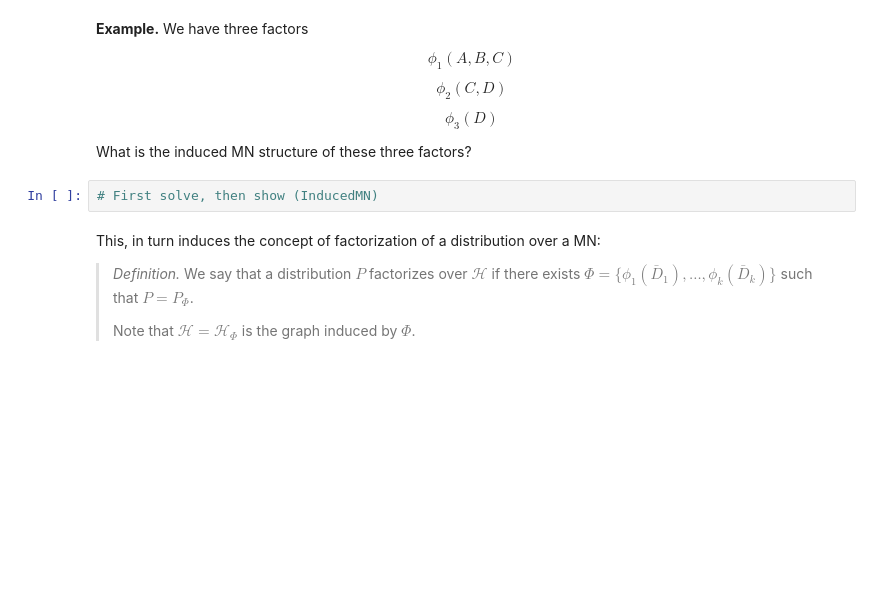
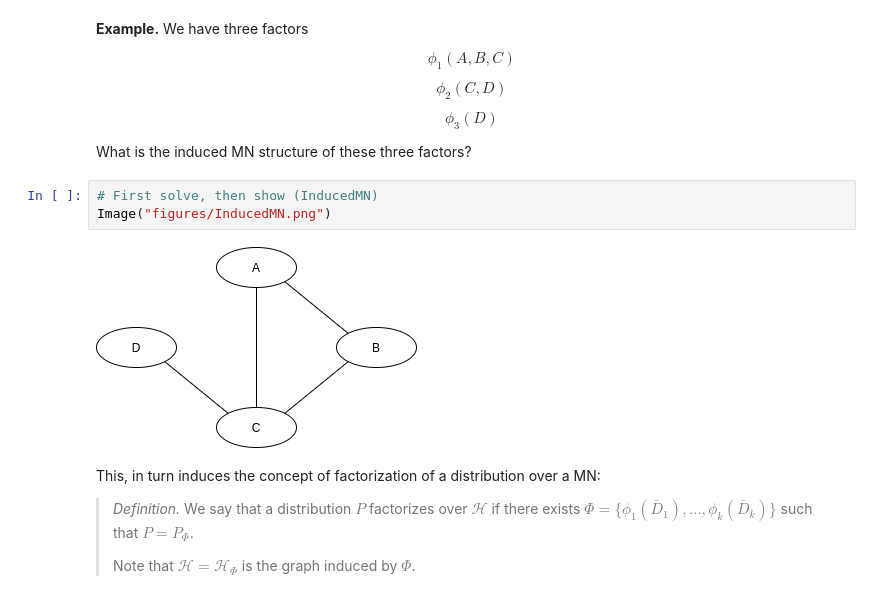
Before and after one commit to OmarVillalobos/mgpo2020, a Jupyter notebook: Modulo1/Clase4/MarkovNetworks.ipynb, the cells around one changed output. Saved outputs shown, nothing was run; the diff lists cells and outputs as text; blank space fills up the shorter version.

```diff
--- a/Modulo1/Clase4/MarkovNetworks.ipynb
+++ b/Modulo1/Clase4/MarkovNetworks.ipynb
@@ -237,6 +380,9 @@ $$\phi_3(D)$$
 What is the induced MN structure of these three factors?
 # %%
 # First solve, then show (InducedMN)
+Image("figures/InducedMN.png")
+# %% [output]
+[figure, added]
 # %% [markdown]
 This, in turn induces the concept of factorization of a distribution over a MN:
 
```
Also changed, not shown: parts of 39 cells of this notebook.
